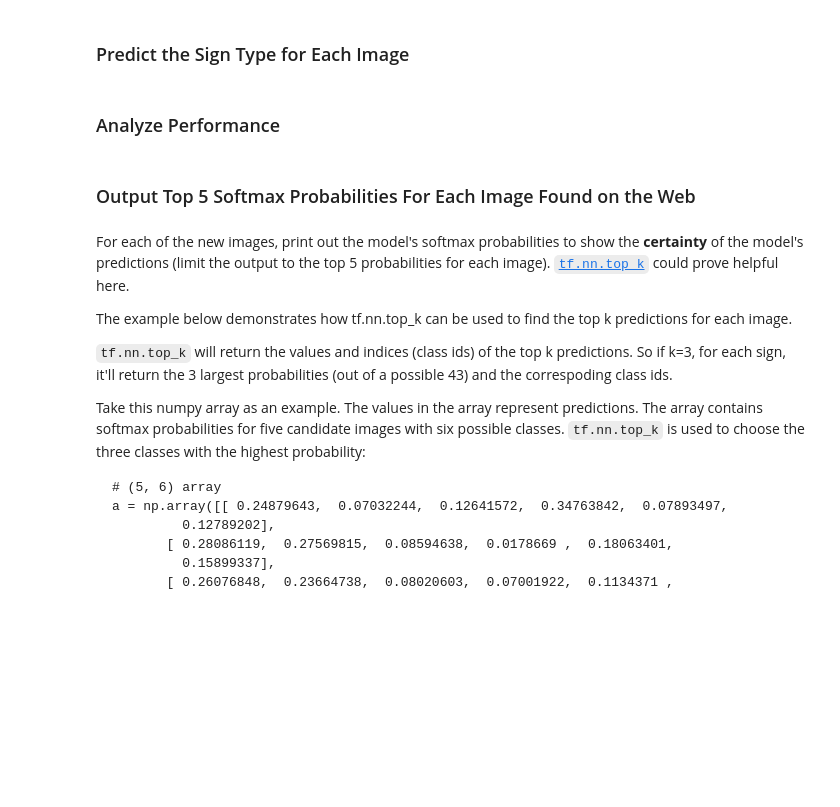
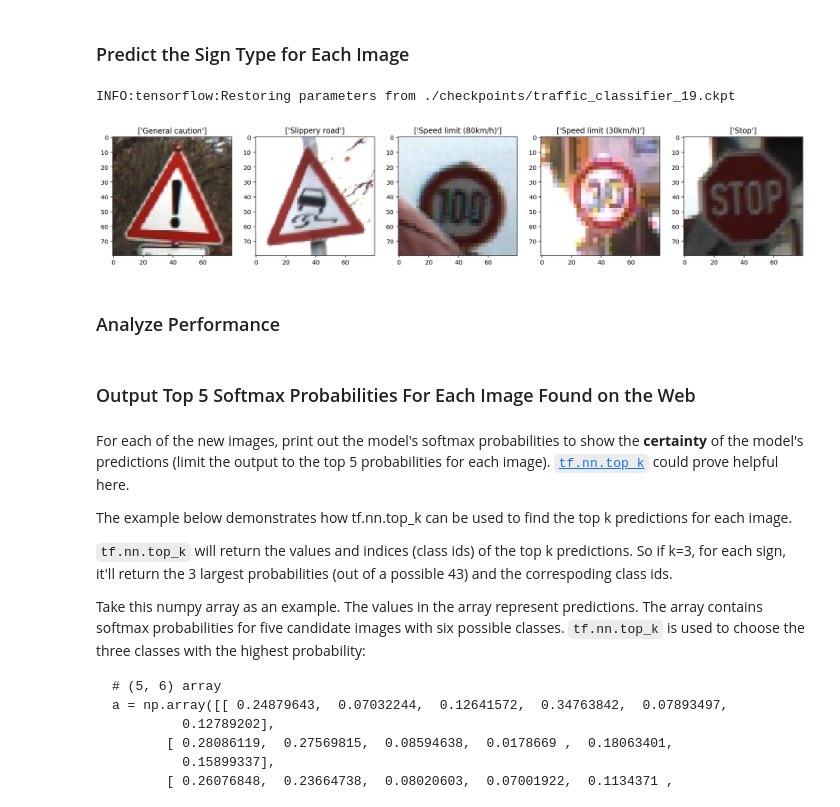
Before and after one commit to yoon-gu/CarND-Traffic-Sign-Classifier-Project, a Jupyter notebook: Traffic_Sign_Classifier.ipynb, the cells around one changed output. Saved outputs shown, nothing was run; the diff lists cells and outputs as text; code cells hidden in the pictures; blank space fills up the shorter version.

```diff
--- a/Traffic_Sign_Classifier.ipynb
+++ b/Traffic_Sign_Classifier.ipynb
@@ -285,0 +307,7 @@ sets imply underfitting. A high accuracy on the training set but low accuracy on
+# %%
+epoch_selection = 19
+with tf.Session() as sess:
+    sess.run(tf.global_variables_initializer())
+    saver.restore(sess, './checkpoints/traffic_classifier_{}.ckpt'.format(epoch_selection))
+    test_accuracy = evaluate(x_test, y_test)
+    print("Test accuracy: {:4.3f}".format(test_accuracy))
@@ -301,7 +347,28 @@ You may find `signnames.csv` useful as it contains mappings from the class id (i
 # %%
 ### Run the predictions here and use the model to output the prediction for each image.
 ### Make sure to pre-process the images with the same pre-processing pipeline used earlier.
 ### Feel free to use as many code cells as needed.
+prediction = tf.argmax(fc3, 1)
+with tf.Session() as sess:
+    sess.run(tf.global_variables_initializer())
+    saver.restore(sess, './checkpoints/traffic_classifier_{}.ckpt'.format(epoch_selection))
+
+    plt.figure(figsize=(20, 10))
+    for i, test_image in enumerate(test_images):
+        img_path = './test_images/' + test_image
+        img = mpimg.imread(img_path)
+        plt.subplot(1, 5, i+1)
+        plt.imshow(img)
+
+        resize_img = resize(img, (32, 32))
+        gray_img = rgb2gray(resize_img).reshape(-1, 32, 32)
+
+        pred = sess.run(prediction, feed_dict={x: gray_img})
+        plt.title(traffic_signs[pred])
+    plt.show()
+# %% [output]
+INFO:tensorflow:Restoring parameters from ./checkpoints/traffic_classifier_19.ckpt
+[figure, added]
 # %% [markdown]
 ### Analyze Performance
 # %%
```
Also changed, not shown: parts of 12 cells of this notebook, 6 other files.
